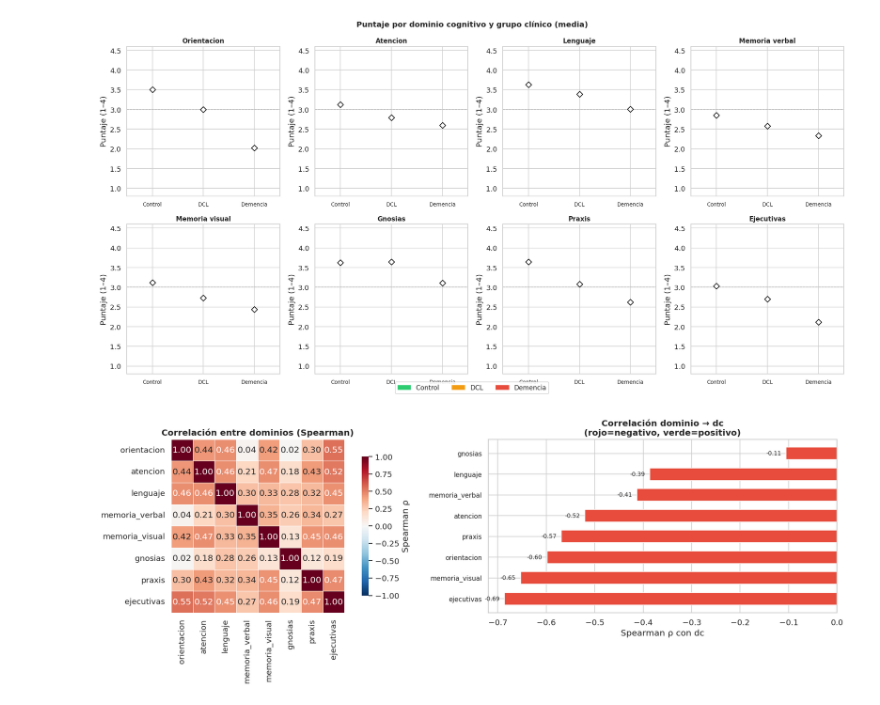
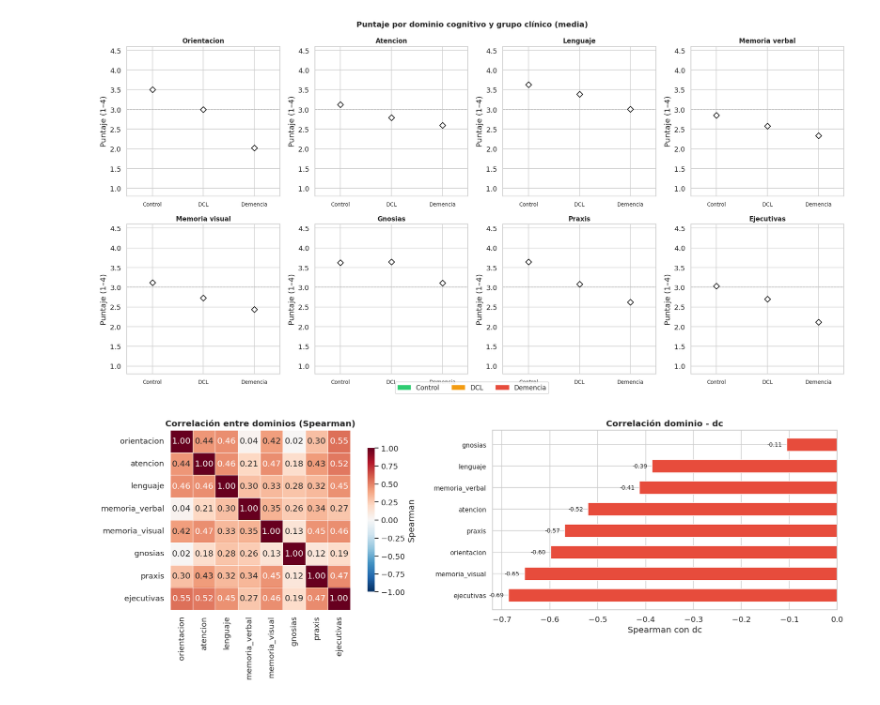
Before and after one commit to Nicolasg2c/dc_model_ts, a Jupyter notebook: src/dc_pipeline_2.ipynb, the cells around one changed output. Drawn from its saved outputs; the diff is of its cells as text; code cells hidden in the pictures.

```diff
--- a/src/dc_pipeline_2.ipynb
+++ b/src/dc_pipeline_2.ipynb
@@ -1276,10 +1273,10 @@ plt.rcParams.update({"figure.dpi": 110})
 # %%
 fig, axes = plt.subplots(1, 2, figsize=(13, 5))
 
-# --- Gráfico 1: conteo por grupo dc
+# GRÁFICO DE DISTRIBUCIÓN DE LOS DATOS
 counts = df_complete["dc"].value_counts().sort_index()
-x_pos  = list(range(len(DC_ORDER)))
-bars   = axes[0].bar(
+x_pos = list(range(len(DC_ORDER)))
+bars = axes[0].bar(
     x_pos,
     [counts.get(k, 0) for k in DC_ORDER],
     color=[DC_PALETTE[k] for k in DC_ORDER],
@@ -1296,8 +1293,8 @@ for bar, k in zip(bars, DC_ORDER):
     )
 axes[0].set_xticks(x_pos)
 axes[0].set_xticklabels([DC_LABELS[k] for k in DC_ORDER])
-axes[0].set_ylabel("Nº pacientes")
-axes[0].set_title("Distribución de grupos clínicos\n(df_complete)", fontweight="bold")
+axes[0].set_ylabel("No. pacientes")
+axes[0].set_title("Distribución de grupos clínicos", fontweight="bold")
 axes[0].set_ylim(0, counts.max() * 1.25)
 
 # --- Gráfico 2: distribución de edad por grupo
@@ -1313,11 +1310,11 @@ plt.tight_layout()
 plt.show()
 
 # Tabla de estadísticos de edad
-print("\n=== Edad por grupo ===")
+print("\nEdad por grupo")
 print(
     df_complete.groupby("dc")["age_num"]
     .agg(n="count", media="mean", std="std", min="min", max="max")
-    .rename(index=DC_LABELS)
-    .round(1)
+    .assign(dc_label=lambda x: x.index.astype(int).map(DC_LABELS))
+    .round(3)
 )
 # %% [output]
@@ -1334,8 +1331,7 @@ axes_flat = axes.flatten()
 
 for ax, dominio in zip(axes_flat, DOMINIOS):
     data_plot = [
-        df_complete[df_complete["dc"] == dc_val][dominio].dropna().values
-        for dc_val in DC_ORDER
+        df_complete[df_complete["dc"] == dc_val][dominio] for dc_val in DC_ORDER
     ]
 
     bp = ax.boxplot(
@@ -1380,6 +1376,8 @@ plt.show()
 # %% [output]
 [figure]
 # %%
+#Gráficos de correlaciones
+
 fig, axes = plt.subplots(1, 2, figsize=(18, 6), squeeze=False)
 ax_left, ax_right = axes[0, 0], axes[0, 1]
 
@@ -1390,36 +1388,36 @@ sns.heatmap(
     annot=True, fmt=".2f",
     cmap="RdBu_r", vmin=-1, vmax=1, center=0,
     square=True, linewidths=0.5, linecolor="white",
-    cbar_kws={"shrink": 0.8, "label": "Spearman ρ"},
+    cbar_kws={"shrink": 0.8, "label": "Spearman"},
 )
 ax_left.set_title("Correlación entre dominios (Spearman)", fontweight="bold")
 
-# Barras horizontales: correlación dominio vs dc
+# Gráfico de Spearmna correlación dominio vs dc
 corr_dc = (
     df_complete[DOMINIOS + ["dc"]]
     .corr(method="spearman")[["dc"]]
     .drop("dc")
     .sort_values("dc")
 )
 dom_names = corr_dc.index.tolist()
 rho_vals  = corr_dc["dc"].values.tolist()
 y_pos     = list(range(len(dom_names)))
 bar_colors = ["#e74c3c" if v < 0 else "#2ecc71" for v in rho_vals]
 
 ax_right.barh(y_pos, rho_vals, color=bar_colors, edgecolor="white", height=0.6)
 ax_right.set_yticks(y_pos)
 ax_right.set_yticklabels(dom_names, fontsize=10)
 ax_right.axvline(0, color="black", linewidth=1.2)
-ax_right.set_xlabel("Spearman ρ con dc")
-ax_right.set_title("Correlación dominio → dc\n(rojo=negativo, verde=positivo)",
+ax_right.set_xlabel("Spearman con dc")
+ax_right.set_title("Correlación dominio - dc",
                    fontweight="bold")
 for i, v in enumerate(rho_vals):
     offset = 0.01 if v >= 0 else -0.01
     ha     = "left" if v >= 0 else "right"
     ax_right.text(v + offset, i, f"{v:.2f}", va="center", ha=ha, fontsize=9)
 
 plt.tight_layout()
 plt.show()
 # %% [output]
-[figure, old version]
+[figure, new version]
 # %%
```
Also changed, not shown: parts of 12 cells of this notebook.
